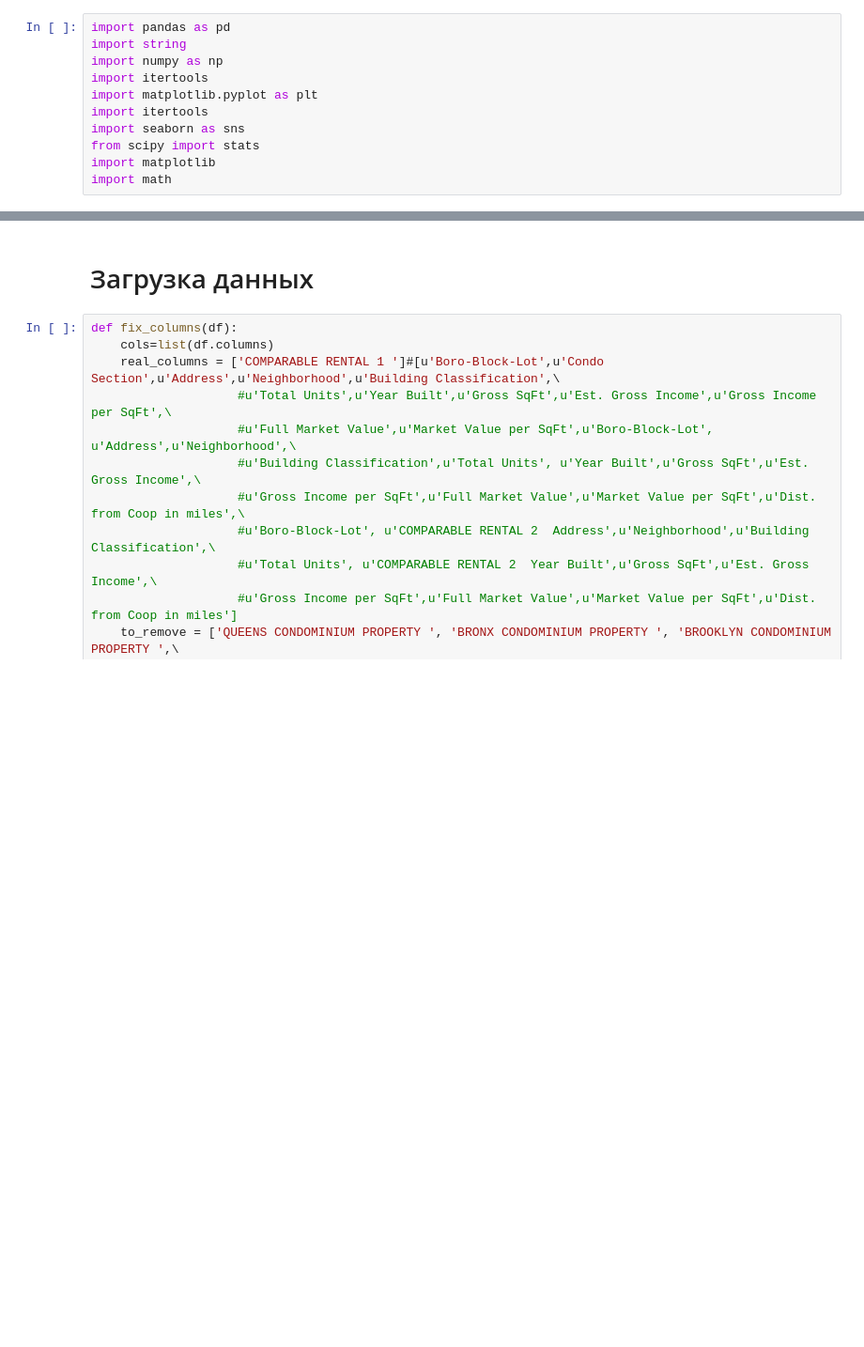
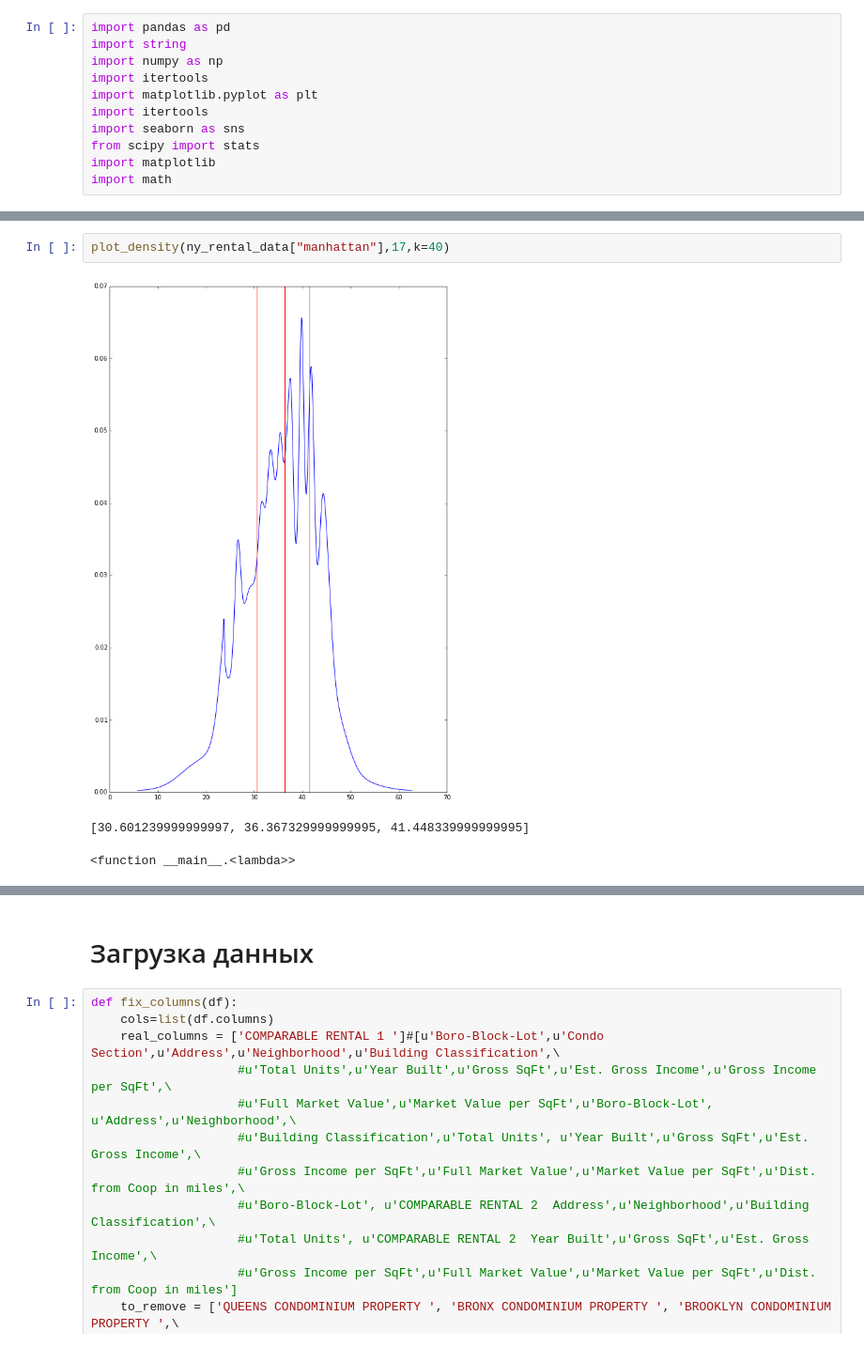
Before and after one commit to grauwolf32/ITDMProject, a Jupyter notebook: Untitled.ipynb, the cells around one changed output, grey strips where cells are left out. Shown at 94% size. Drawn from its saved outputs; the diff is of its cells as text; blank space fills up the shorter version.

```diff
--- a/Untitled.ipynb
+++ b/Untitled.ipynb
@@ -340,0 +443,6 @@ import math
+# %%
+plot_density(ny_rental_data["manhattan"],17,k=40)
+# %% [output]
+[figure, added]
+[30.601239999999997, 36.367329999999995, 41.448339999999995]
+<function __main__.<lambda>>
```
Also changed, not shown: parts of 41 cells of this notebook, 1 other file.
